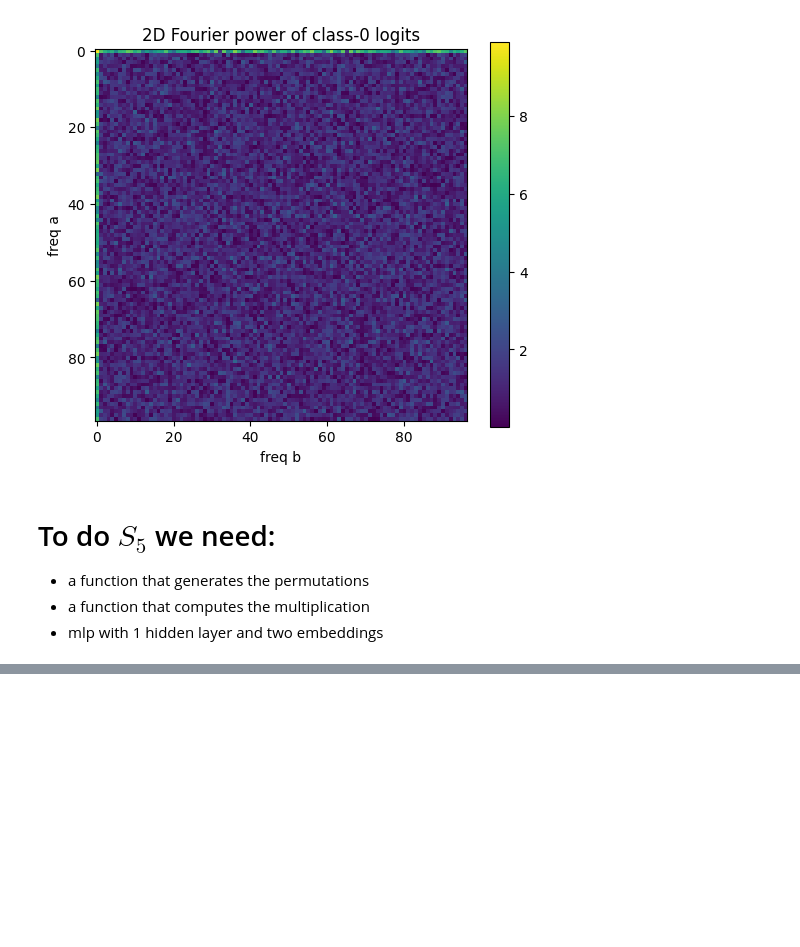
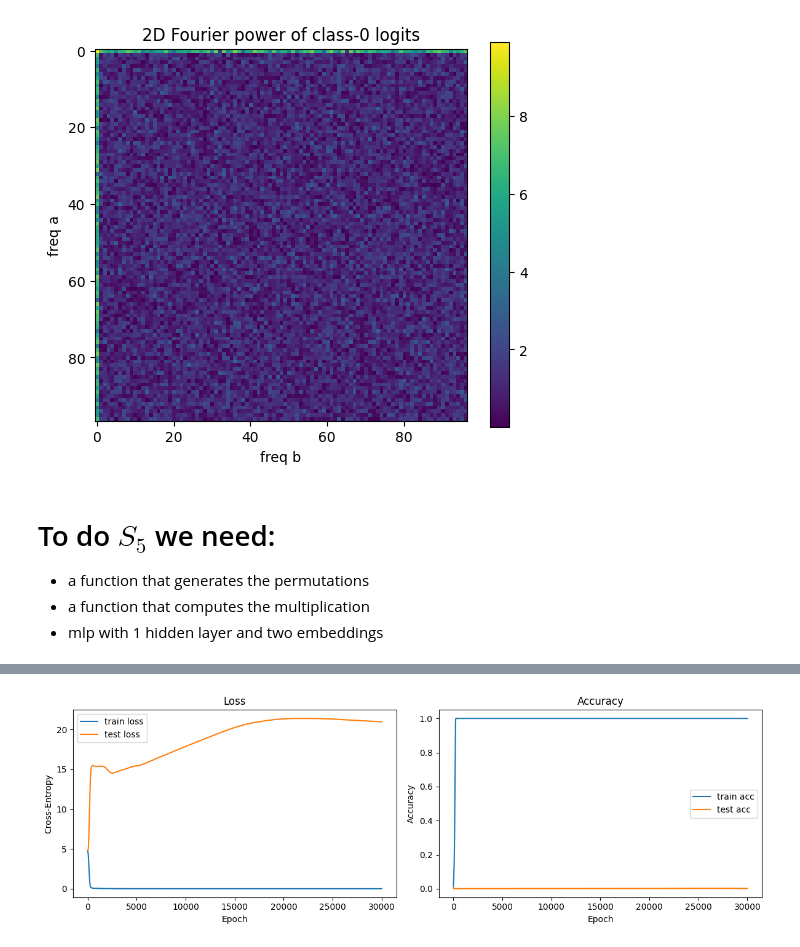
Before and after one commit to IustinS2/Grokking, a Jupyter notebook: local_arith_demo.ipynb, the cells around one changed output, grey strips where cells are left out. Drawn from its saved outputs; the diff is of its cells as text; code cells hidden in the pictures; blank space fills up the shorter version.

```diff
--- a/local_arith_demo.ipynb
+++ b/local_arith_demo.ipynb
@@ -329,0 +395,18 @@ def data_create_sym(n: int, frac: float, device, pair_seed: int | None = None):
+# %%
+n=5
+frac = 0.3
+hid_size = 128
+embed_size=256
+in_size=math.factorial(n)
+out_size=in_size
+n_epochs = 30000
+
+torch.manual_seed(0)
+np.random.seed(0)
+random.seed(0)
+
+data = data_create_sym(n, frac, device, pair_seed)
+
+modelPerm = PermMLP(in_size=in_size, embed_size=embed_size, hid_size=hid_size, out_size=out_size).to(device)
+criterion2 = nn.CrossEntropyLoss()
+optimizer2 = optim.AdamW(modelPerm.parameters(), lr=1e-3, weight_decay=1) #large weight decay is crucial as the grok time is inverse proportional to it and otherwise we would not see it
@@ -329,0 +481,27 @@ def data_create_sym(n: int, frac: float, device, pair_seed: int | None = None):
+# %%
+epochs_cpu2 = torch.arange(len(train_losses2)).cpu()
+train_losses_cpu2 = train_losses2.detach().cpu()
+test_losses_cpu2 = test_losses2.detach().cpu()
+train_accs_cpu2 = train_accs2.detach().cpu()
+test_accs_cpu2 = test_accs2.detach().cpu()
+
+fig, axes = plt.subplots(1, 2, figsize=(12, 4))
+
+axes[0].plot(epochs_cpu2, train_losses_cpu2, label="train loss")
+axes[0].plot(epochs_cpu2, test_losses_cpu2, label="test loss")
+axes[0].set_title("Loss")
+axes[0].set_xlabel("Epoch")
+axes[0].set_ylabel("Cross-Entropy")
+axes[0].legend()
+
+axes[1].plot(epochs_cpu2, train_accs_cpu2, label="train acc")
+axes[1].plot(epochs_cpu2, test_accs_cpu2, label="test acc")
+axes[1].set_title("Accuracy")
+axes[1].set_xlabel("Epoch")
+axes[1].set_ylabel("Accuracy")
+axes[1].legend()
+
+plt.tight_layout()
+plt.show()
+# %% [output]
+[figure, added]
```
Also changed, not shown: parts of 7 cells of this notebook.
